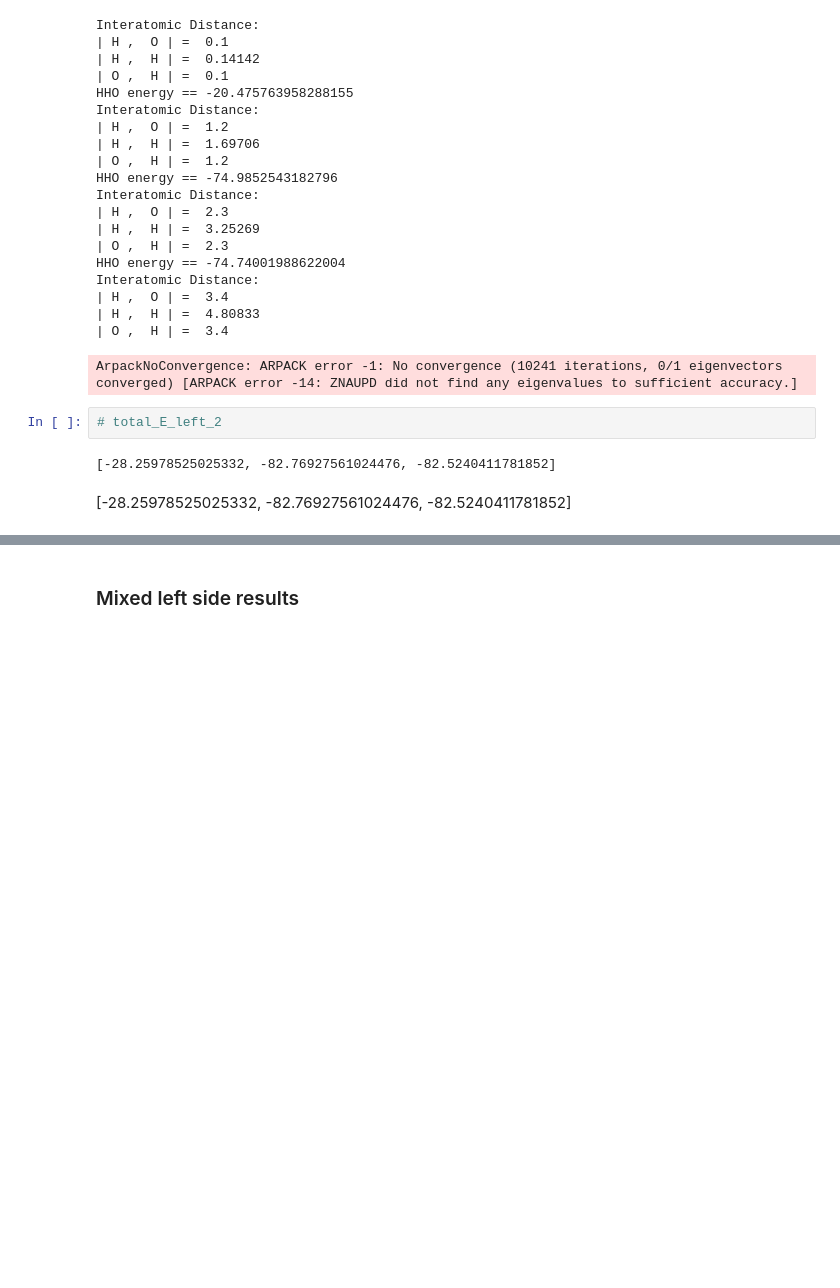
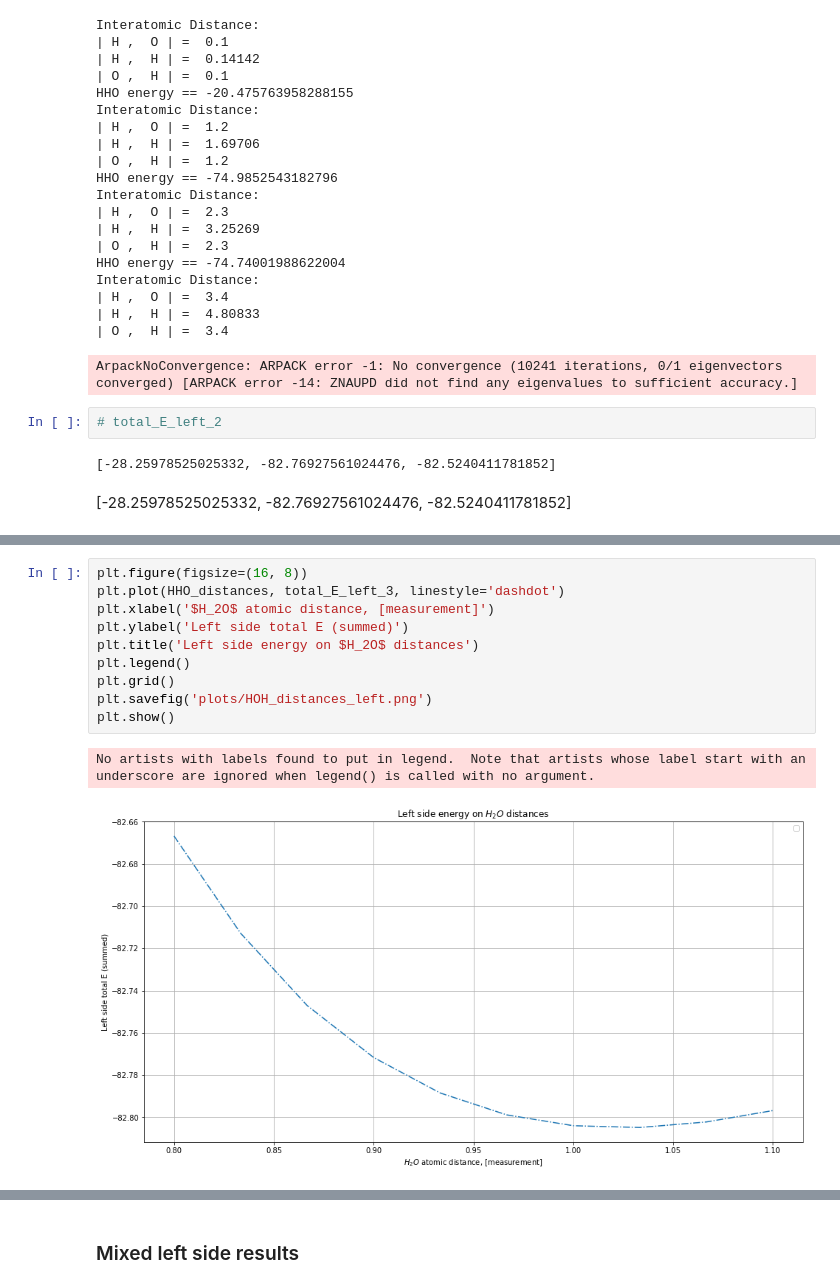
Before and after one commit to QMLcobyla/chemistry, a Jupyter notebook: first_attempt.ipynb, the cells around one changed output, grey strips where cells are left out. Cells and saved outputs as stored; diff of their text form; blank space fills up the shorter version.

```diff
--- a/first_attempt.ipynb
+++ b/first_attempt.ipynb
@@ -390,0 +402,13 @@ Interatomic Distance:
+# %%
+plt.figure(figsize=(16, 8))
+plt.plot(HHO_distances, total_E_left_3, linestyle='dashdot')
+plt.xlabel('$H_2O$ atomic distance, [measurement]')
+plt.ylabel('Left side total E (summed)')
+plt.title('Left side energy on $H_2O$ distances')
+plt.legend()
+plt.grid()
+plt.savefig('plots/HOH_distances_left.png')
+plt.show()
+# %% [output]
+No artists with labels found to put in legend.  Note that artists whose label start with an underscore are ignored when legend() is called with no argument.
+[figure, added]
```
Also changed, not shown: parts of 2 cells of this notebook, 2 other files.
